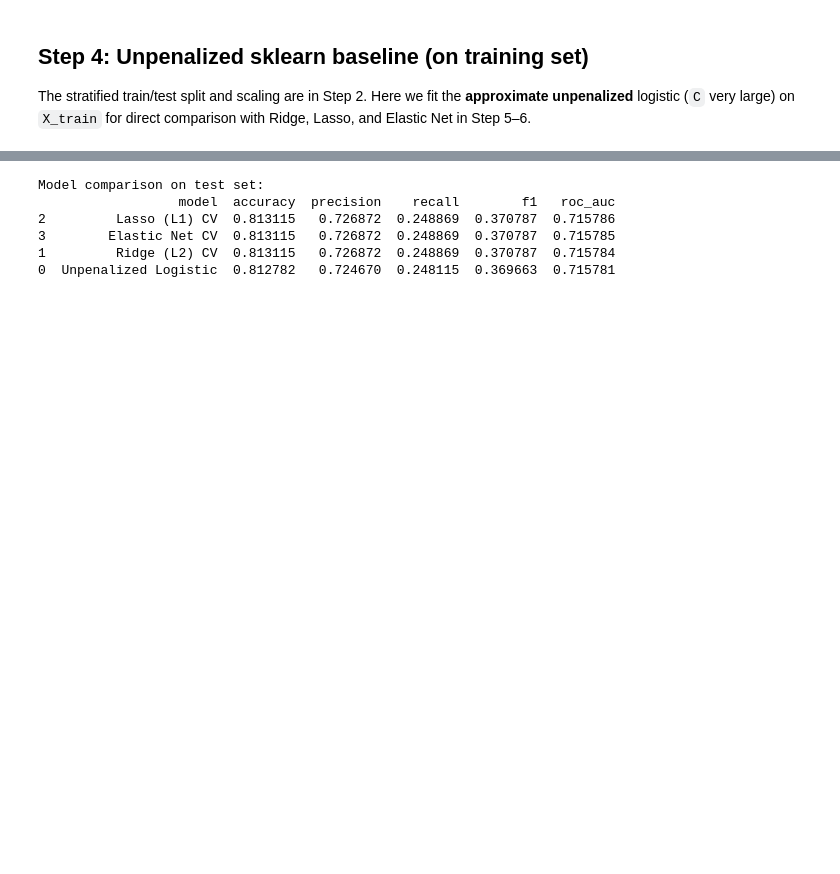
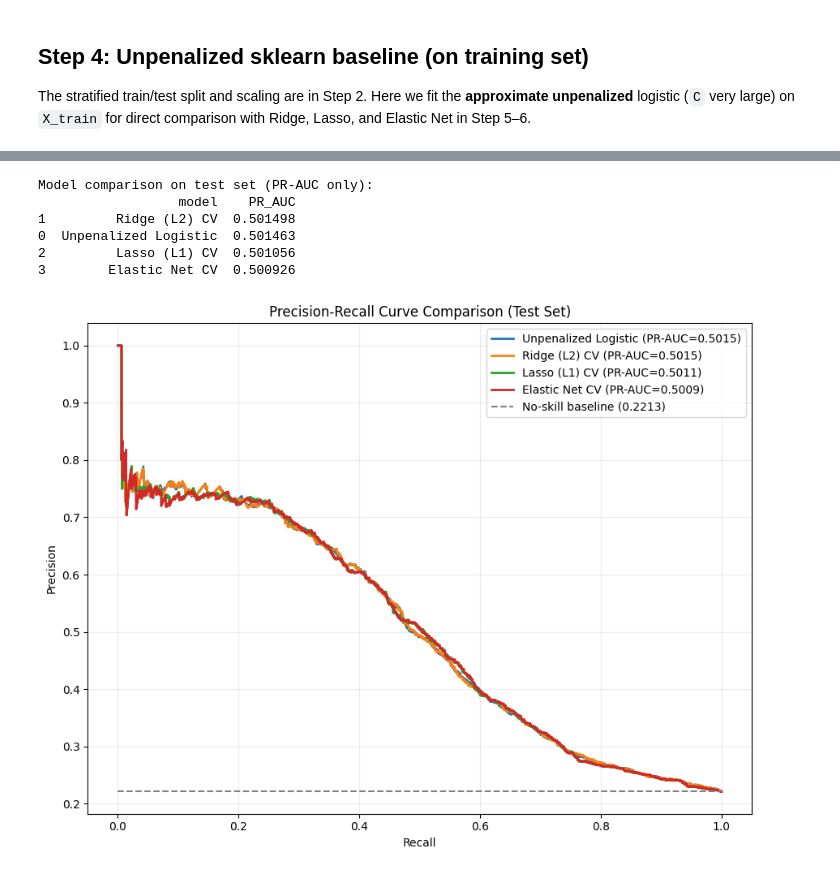
Before and after one commit to minuuva/Credit-Default-Inference-Prediction, a Jupyter notebook: notebooks/regularization.ipynb, the cells around one changed output, grey strips where cells are left out. Cells and saved outputs as stored; diff of their text form; code cells hidden in the pictures; blank space fills up the shorter version.

```diff
--- a/notebooks/regularization.ipynb
+++ b/notebooks/regularization.ipynb
@@ -156,32 +164,46 @@ Using the same evaluation metrics from the prediction section, we compare baseli
 # %%
-def eval_model(name, model, X_te, y_te):
-    pred = model.predict(X_te)
+def eval_model_pr_auc(name, model, X_te, y_te):
     prob = model.predict_proba(X_te)[:, 1]
     return {
         "model": name,
-        "accuracy": accuracy_score(y_te, pred),
-        "precision": precision_score(y_te, pred, zero_division=0),
-        "recall": recall_score(y_te, pred, zero_division=0),
-        "f1": f1_score(y_te, pred, zero_division=0),
-        "roc_auc": roc_auc_score(y_te, prob),
-    }
+        "PR_AUC": average_precision_score(y_te, prob),
+    }, prob
 
-results = pd.DataFrame(
-    [
-        eval_model("Unpenalized Logistic", baseline, X_test, y_test),
-        eval_model("Ridge (L2) CV", ridge_cv, X_test, y_test),
-        eval_model("Lasso (L1) CV", lasso_cv, X_test, y_test),
-        eval_model("Elastic Net CV", elasticnet_cv, X_test, y_test),
-    ]
-).sort_values("roc_auc", ascending=False)
+baseline_row, baseline_prob = eval_model_pr_auc("Unpenalized Logistic", baseline, X_test, y_test)
+ridge_row, ridge_prob = eval_model_pr_auc("Ridge (L2) CV", ridge_cv, X_test, y_test)
+lasso_row, lasso_prob = eval_model_pr_auc("Lasso (L1) CV", lasso_cv, X_test, y_test)
+enet_row, enet_prob = eval_model_pr_auc("Elastic Net CV", elasticnet_cv, X_test, y_test)
 
-print("Model comparison on test set:")
+results = pd.DataFrame([baseline_row, ridge_row, lasso_row, enet_row]).sort_values("PR_AUC", ascending=False)
+
+print("Model comparison on test set (PR-AUC only):")
 print(results)
+
+plt.figure(figsize=(9, 7))
+for name, prob, ap in [
+    ("Unpenalized Logistic", baseline_prob, baseline_row["PR_AUC"]),
+    ("Ridge (L2) CV", ridge_prob, ridge_row["PR_AUC"]),
+    ("Lasso (L1) CV", lasso_prob, lasso_row["PR_AUC"]),
+    ("Elastic Net CV", enet_prob, enet_row["PR_AUC"]),
+]:
+    precision, recall, _ = precision_recall_curve(y_test, prob)
+    plt.plot(recall, precision, linewidth=2, label=f"{name} (PR-AUC={ap:.4f})")
+
+prevalence = y_test.mean()
+plt.hlines(prevalence, 0, 1, colors="gray", linestyles="--", label=f"No-skill baseline ({prevalence:.4f})")
+plt.title("Precision-Recall Curve Comparison (Test Set)")
+plt.xlabel("Recall")
+plt.ylabel("Precision")
+plt.legend()
+plt.grid(alpha=0.25)
+plt.tight_layout()
+plt.show()
 # %% [output]
-Model comparison on test set:
-                  model  accuracy  precision    recall        f1   roc_auc
-2         Lasso (L1) CV  0.813115   0.726872  0.248869  0.370787  0.715786
-3        Elastic Net CV  0.813115   0.726872  0.248869  0.370787  0.715785
-1         Ridge (L2) CV  0.813115   0.726872  0.248869  0.370787  0.715784
-0  Unpenalized Logistic  0.812782   0.724670  0.248115  0.369663  0.715781
+Model comparison on test set (PR-AUC only):
+                  model    PR_AUC
+1         Ridge (L2) CV  0.501498
+0  Unpenalized Logistic  0.501463
+2         Lasso (L1) CV  0.501056
+3        Elastic Net CV  0.500926
+[figure, added]
 # %% [markdown]
```
Also changed, not shown: parts of 13 cells of this notebook.
